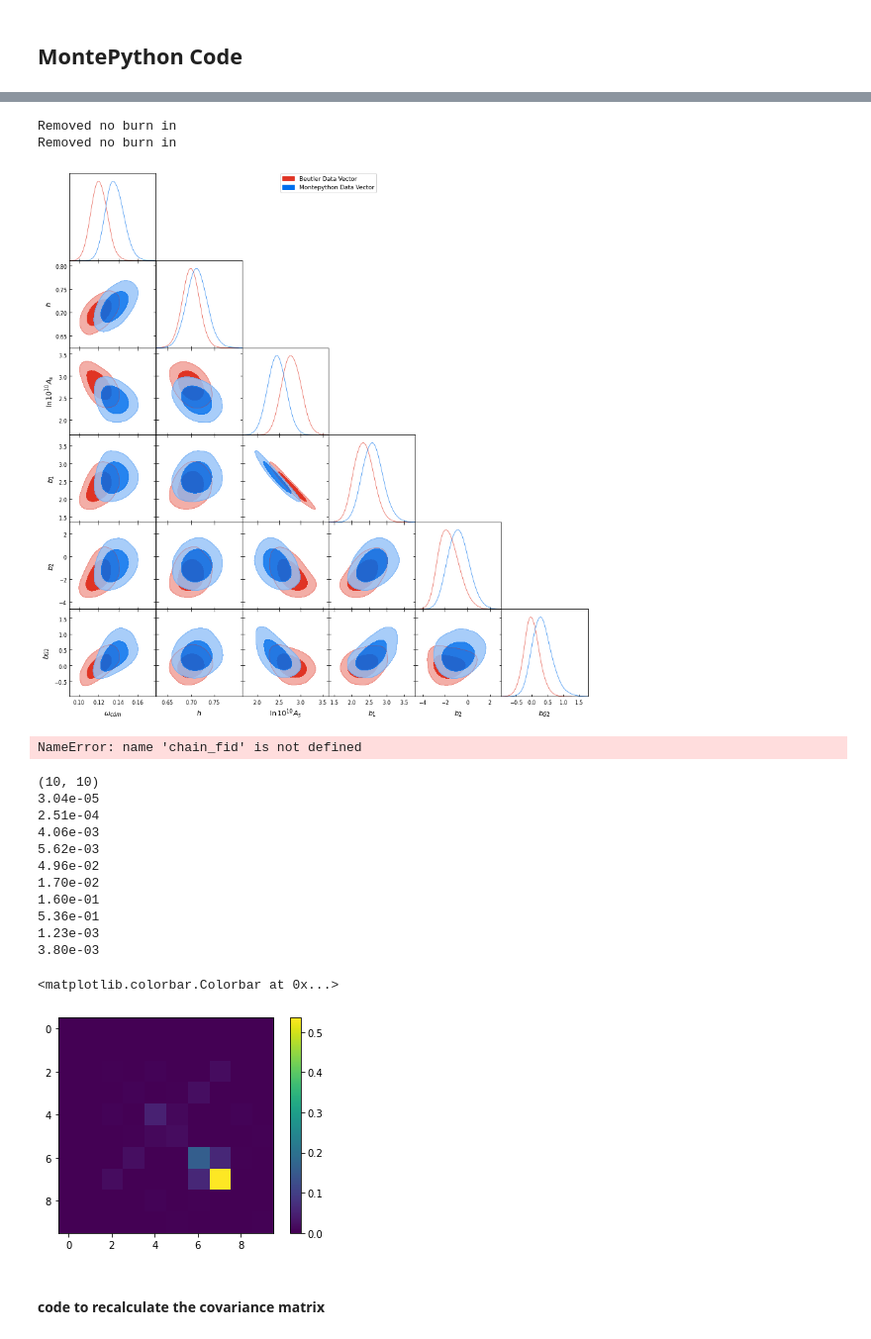
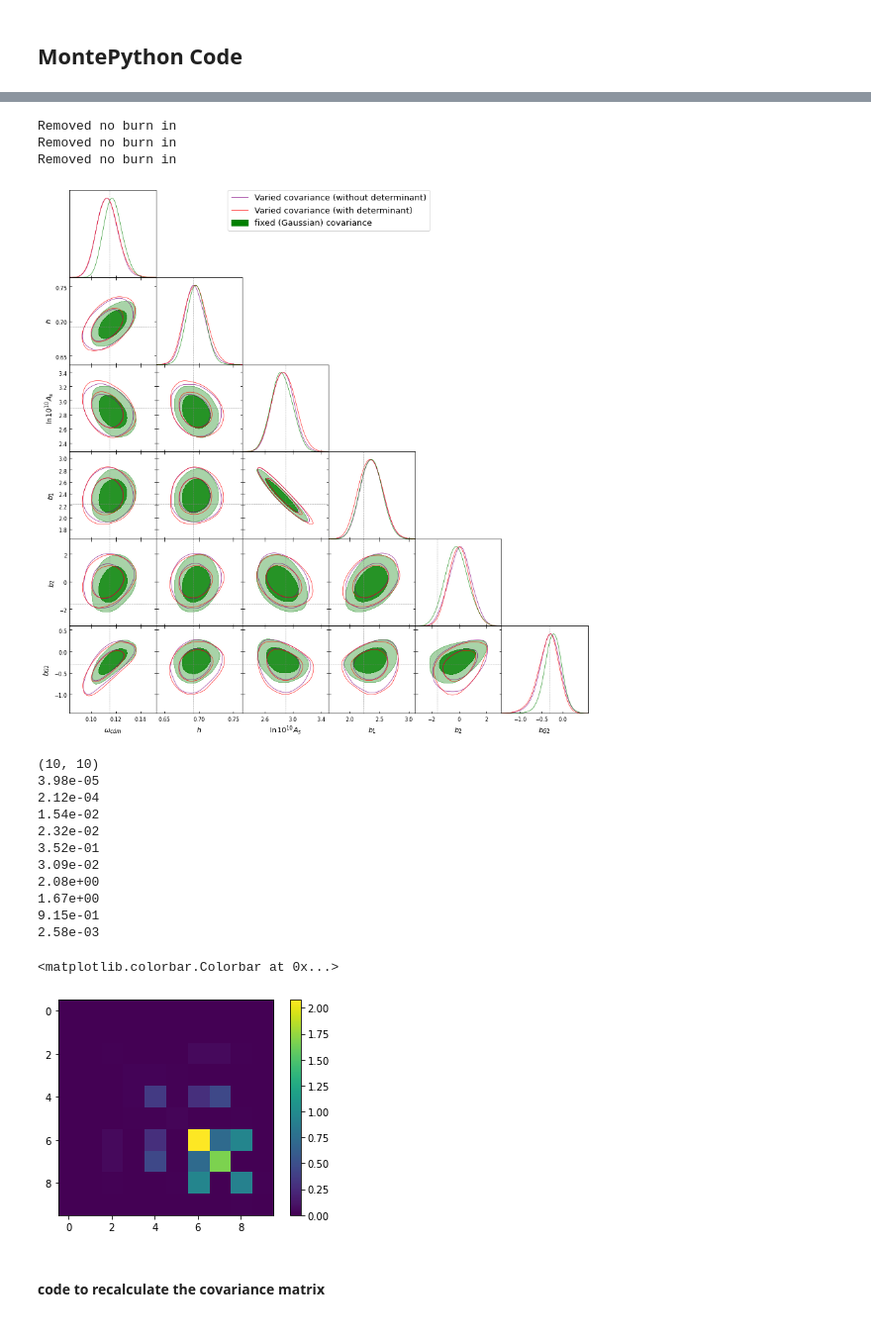
Before and after one commit to jadamo/CovNet, a Jupyter notebook: notebooks/Likelihood.ipynb, the cells around one changed output, grey strips where cells are left out. Shown at 99% size. Drawn from its saved outputs; the diff is of its cells as text; code cells hidden in the pictures.

```diff
--- a/notebooks/Likelihood.ipynb
+++ b/notebooks/Likelihood.ipynb
@@ -337,46 +269,49 @@ Removed no burn in
 # %%
-labels =  ["\omega_{cdm}", "h", "\ln{10^{10}A_s}", "b_1", 'b_2', "b_{G2}"]
-plot_cosmo_contours([chain_2, chain_1], labels, ["Beutler Data Vector", "Montepython Data Vector"],6, truth=[], fill=True)
+labels =  ["\omega_{cdm}", "h", "\ln{10^{10}A_s}", "b_1", 'b_2', "b_{G2}", "cs0", "cs2", "\bar{c}", "P_{shot}"]
+truth = np.array([0.1149978, 0.6920868, 2.894525, 2.226, -1.605, -0.297, 0, 0, 5000, 0])
+#plot_cosmo_contours([chain_2, chain_1], labels, ["Beutler Data Vector", "Montepython Data Vector"],6, truth=[], fill=True)
+#plot_cosmo_contours([chain_3, chain_1], labels, ["Beutler Data Vector (Misha's Likelihood)", "Wadekar Data Vector"], 6, truth=[], fill=True)
+#plot_cosmo_contours([chain_3, chain_2], labels, ["Beutler Data Vector (Misha's likelihood)", "Beutler Data Vector (old marginalized likelihood)"], 6, truth=[], fill=True)
+plot_cosmo_contours([chain_3, chain_2, chain_1], labels,
+                      ["Varied covariance (without determinant)", "Varied covariance (with determinant)", "fixed (Gaussian) covariance"],
+                      ["purple", "red", "green"], 6, truth=truth, fill=[False, False, True])
 # %% [output]
 Removed no burn in
 Removed no burn in
+Removed no burn in
-[figure, old version]
+[figure, new version]
-# %%
-plot_derived_contours([chain_fid, chain_best, chain_combined], ["Ultranest (fiducial cosmology)", "Ultranest (best-fit cosmology)", "MontePython"], True)
-# %% [output]
-NameError: name 'chain_fid' is not defined
 # %%
 #chain_sub = np.vstack([chain_3["H0"], chain_3["omch2"], chain_3["Omega_m"], chain_3["sigma8"]]).T
-chain_sub = np.vstack([chain_3["omch2"], chain_3["h"], chain_3["As"], chain_3["b1"], \
-                       chain_3["b2"], chain_3["bG2"], chain_3["cs0"], chain_3["cs2"], \
-                       chain_3["Pshot"], chain_3["b4"]]).T
+chain_sub = np.vstack([chain_5["omch2"], chain_5["h"], chain_5["As"], chain_5["b1"], \
+                       chain_5["b2"], chain_5["bG2"], chain_5["cs0"], chain_5["cs2"], \
+                       chain_5["Pshot"], chain_5["b4"]]).T
 C_theta = np.cov(chain_sub, rowvar=False)
 
 print(C_theta.shape)
 for i in range(C_theta.shape[0]):
     print("{:0.2e}".format((C_theta[i,i])))
 
 header = "omega_cdm, h, ln10^{10}A_s, b^{(1)}_1, b^{(1)}_2, b^{(1)}_{G_2},c^{(1)}_{0}, c^{(1)}_{2}, P^{(1)}_{shot}, b^{(1)}_4"#\Omega_m, sigma8"
 
-np.savetxt(montepython_dir+"beutler-data/run1/run1.covmat", C_theta, header=header)
+np.savetxt(montepython_dir+"simulated-data/ms.covmat", C_theta, header=header)
 L = np.linalg.cholesky(C_theta)
 
 plt.imshow(C_theta, vmin=0)
 plt.colorbar()
 # %% [output]
 (10, 10)
-3.04e-05
-2.51e-04
-4.06e-03
-5.62e-03
-4.96e-02
-1.70e-02
-1.60e-01
-5.36e-01
-1.23e-03
-3.80e-03
+3.98e-05
+2.12e-04
+1.54e-02
+2.32e-02
+3.52e-01
+3.09e-02
+2.08e+00
+1.67e+00
+9.15e-01
+2.58e-03
 <matplotlib.colorbar.Colorbar at 0x...>
-[figure, old version]
+[figure, new version]
 # %% [markdown]
 #### code to recalculate the covariance matrix
 # %%
```
Also changed, not shown: parts of 24 cells of this notebook, 9 other files.
